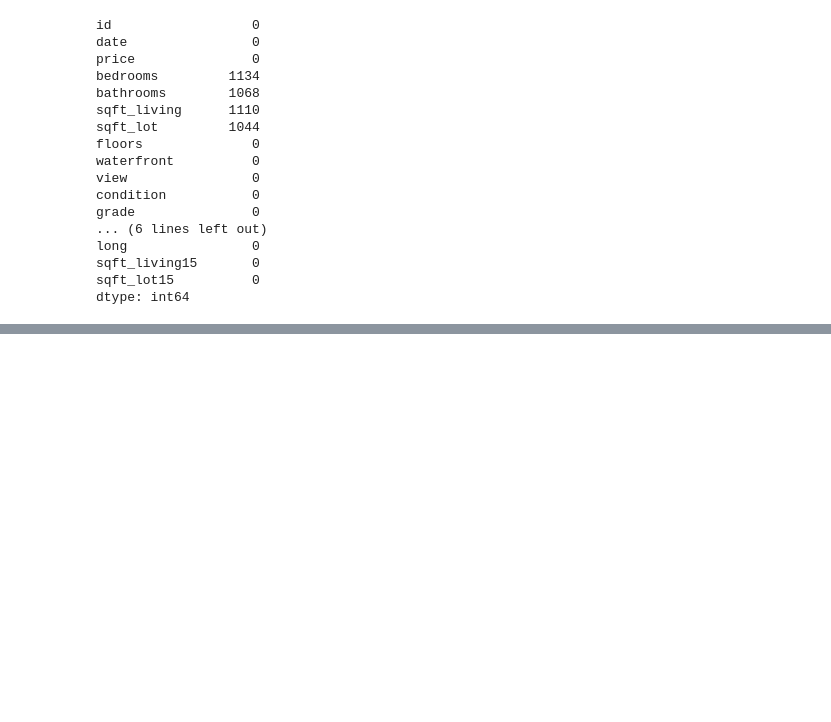
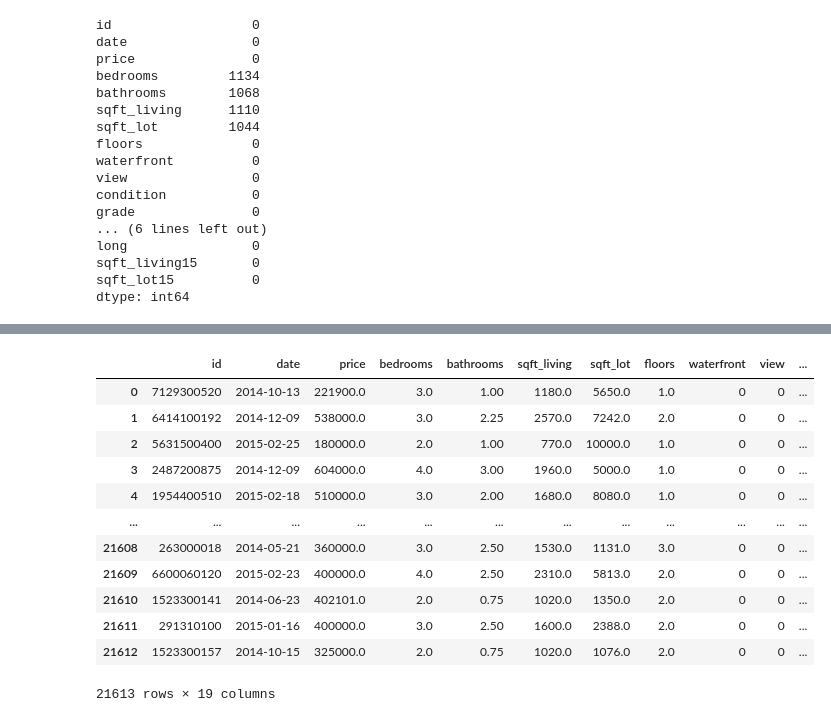
Before and after one commit to celdev-1190/ads500b, a Jupyter notebook: house_sales_regression.ipynb, the cells around one changed output, grey strips where cells are left out. Saved outputs shown, nothing was run; the diff lists cells and outputs as text; code cells hidden in the pictures; blank space fills up the shorter version.

```diff
--- a/house_sales_regression.ipynb
+++ b/house_sales_regression.ipynb
@@ -112,0 +182,17 @@ dtype: int64
+# %%
+sales1 = sales.drop(['sqft_living15', 'sqft_lot15'], axis=1)
+sales1
+# %% [output]
+|  | id | date | price | bedrooms | bathrooms | sqft_living | sqft_lot | floors | waterfront | view | ... |
+| 0 | 7129300520 | 2014-10-13 | 221900.0 | 3.0 | 1.00 | 1180.0 | 5650.0 | 1.0 | 0 | 0 | ... |
+| 1 | 6414100192 | 2014-12-09 | 538000.0 | 3.0 | 2.25 | 2570.0 | 7242.0 | 2.0 | 0 | 0 | ... |
+| 2 | 5631500400 | 2015-02-25 | 180000.0 | 2.0 | 1.00 | 770.0 | 10000.0 | 1.0 | 0 | 0 | ... |
+| 3 | 2487200875 | 2014-12-09 | 604000.0 | 4.0 | 3.00 | 1960.0 | 5000.0 | 1.0 | 0 | 0 | ... |
+| 4 | 1954400510 | 2015-02-18 | 510000.0 | 3.0 | 2.00 | 1680.0 | 8080.0 | 1.0 | 0 | 0 | ... |
+| ... | ... | ... | ... | ... | ... | ... | ... | ... | ... | ... | ... |
+| 21608 | 263000018 | 2014-05-21 | 360000.0 | 3.0 | 2.50 | 1530.0 | 1131.0 | 3.0 | 0 | 0 | ... |
+| 21609 | 6600060120 | 2015-02-23 | 400000.0 | 4.0 | 2.50 | 2310.0 | 5813.0 | 2.0 | 0 | 0 | ... |
+| 21610 | 1523300141 | 2014-06-23 | 402101.0 | 2.0 | 0.75 | 1020.0 | 1350.0 | 2.0 | 0 | 0 | ... |
+| 21611 | 291310100 | 2015-01-16 | 400000.0 | 3.0 | 2.50 | 1600.0 | 2388.0 | 2.0 | 0 | 0 | ... |
+| 21612 | 1523300157 | 2014-10-15 | 325000.0 | 2.0 | 0.75 | 1020.0 | 1076.0 | 2.0 | 0 | 0 | ... |
+21613 rows × 19 columns
```
Also changed, not shown: parts of 21 cells of this notebook.
